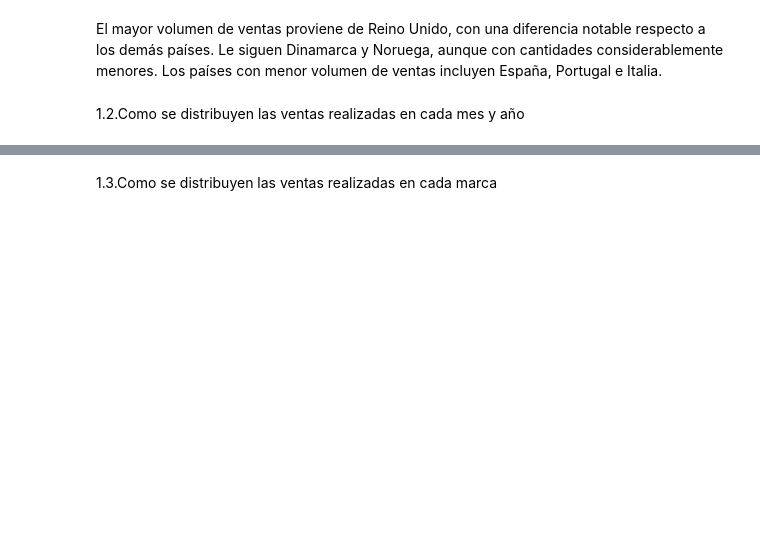
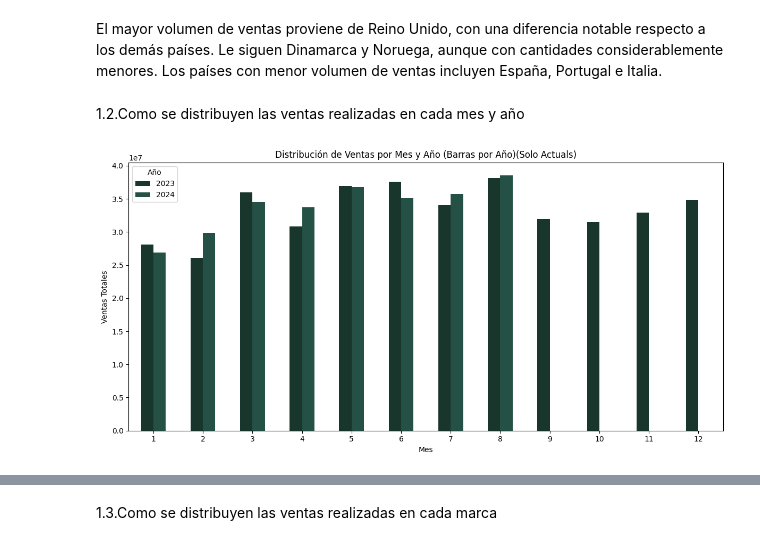
Before and after one commit to JaimeTorio/UFV_Visualizacion, a Jupyter notebook: Ejercicios de clase/ Clase2b.ipynb, the cells around one changed output, grey strips where cells are left out. Cells and saved outputs as stored; diff of their text form; code cells hidden in the pictures; blank space fills up the shorter version.

```diff
--- a/Ejercicios de clase/ Clase2b.ipynb
+++ b/Ejercicios de clase/ Clase2b.ipynb
@@ -144,3 +144,21 @@ print(df.head())
 4             8.0
 # %% [markdown]
 1.1. Como se distribuyen las ventas realizadas en cada país
+# %%
+# Filter data to include only actual sales, excluding any forecast scenarios
+# Assuming "SCENARIO" is the field to identify forecasts
+actual_sales_data = data[data['SCENARIO'] != 'AI_forecast']
+
+# Aggregate sales by country
+sales_by_country = actual_sales_data.groupby('COUNTRY')['AMOUNT'].sum().reset_index()
+sales_by_country = sales_by_country.sort_values(by='AMOUNT', ascending=False)
+
+# Plotting the distribution of sales by country
+import plotly.express as px
+
+green_palette = ["#19362d", "#255045", "#2b5f53", "#306e61", "#347a6c", "#478c80", "#649e94", "#8db9b2", "#b7d4d0"]
+
+fig = px.bar(sales_by_country, x='COUNTRY', y='AMOUNT', title='Distribución de Ventas por País (Solo Actuals)',
+             labels={'COUNTRY': 'País', 'AMOUNT': 'Ventas (en cantidad)'},
+             color='COUNTRY', color_discrete_sequence=green_palette)
+fig.show()
@@ -161,6 +181,29 @@ fig.show()
 El mayor volumen de ventas proviene de Reino Unido, con una diferencia notable respecto a los demás países. Le siguen Dinamarca y Noruega, aunque con cantidades considerablemente menores. Los países con menor volumen de ventas incluyen España, Portugal e Italia.
 # %% [markdown]
 1.2.Como se distribuyen las ventas realizadas en cada mes y año
+# %%
+import matplotlib.pyplot as plt
+
+# Group and sum data by month and year, only including actual sales data (non-forecast)
+actual_sales_data_grouped = actual_sales_data.groupby(['MONTH', 'YEAR'])['AMOUNT'].sum().unstack()
+
+# Define color palette
+green_palette = ["#19362d", "#255045", "#2b5f53", "#306e61", "#347a6c", "#478c80", "#649e94", "#8db9b2", "#b7d4d0"]
+
+# Plotting the sales distribution by month and year
+fig, ax = plt.subplots(figsize=(12, 6))
+actual_sales_data_grouped.plot(kind='bar', ax=ax, color=green_palette[:actual_sales_data_grouped.shape[1]])
+
+ax.set_title("Distribución de Ventas por Mes y Año (Barras por Año)(Solo Actuals)")
+ax.set_xlabel("Mes")
+ax.set_ylabel("Ventas Totales")
+ax.legend(title="Año")
+
+plt.xticks(rotation=0)
+plt.tight_layout()
+plt.show()
+# %% [output]
+[figure, added]
 # %%
 import matplotlib.pyplot as plt
 
```
Also changed, not shown: parts of 6 cells of this notebook.
